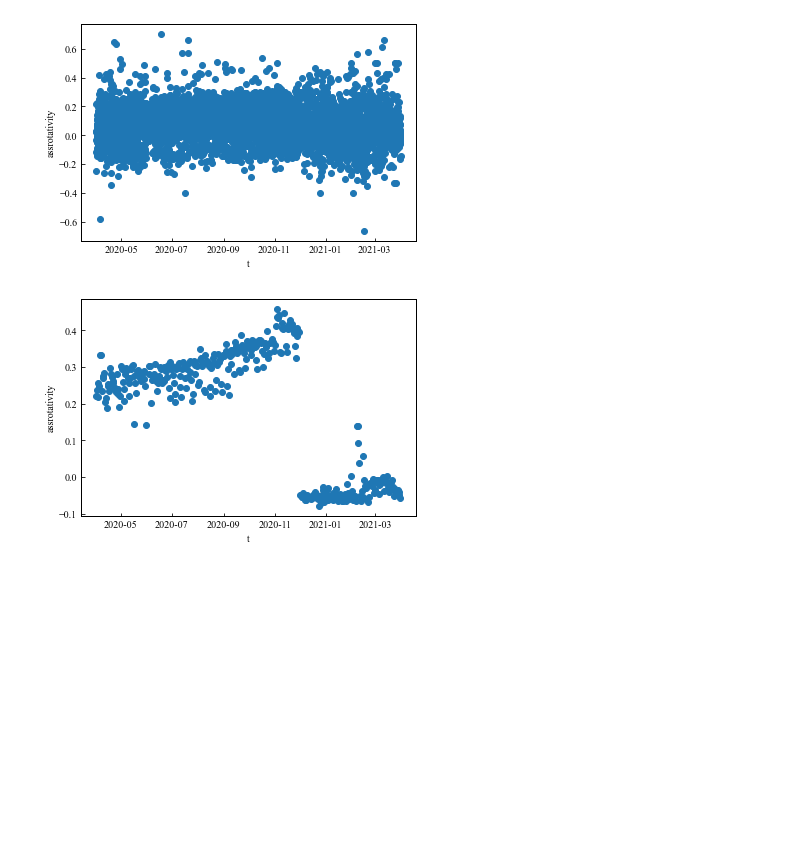
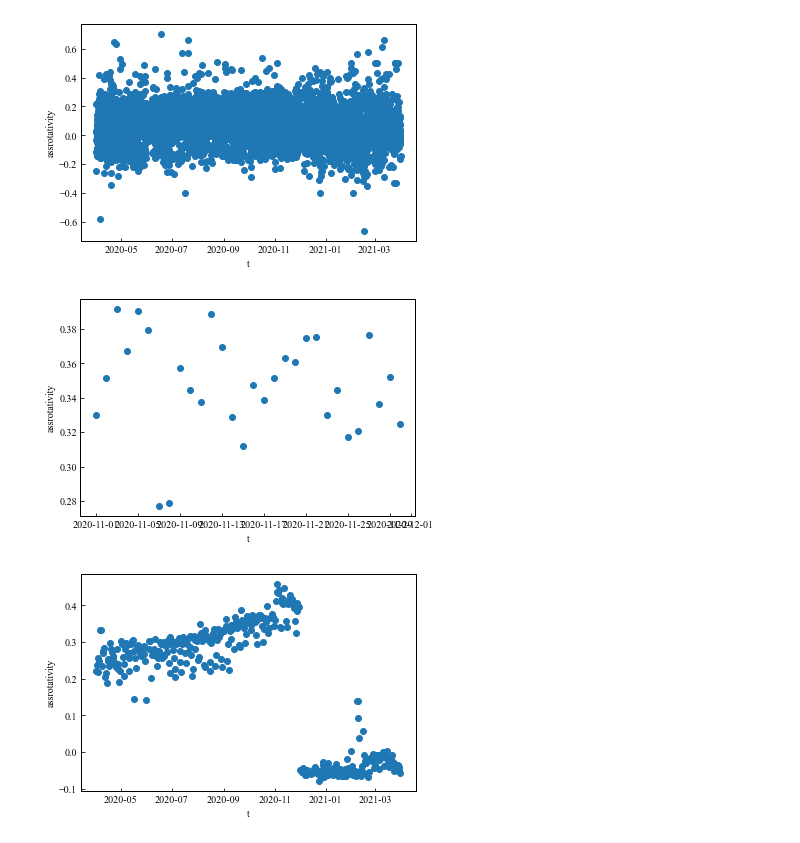
Before and after one commit to Yu-kaida/chicago_bike_temporal_network, a Jupyter notebook: chicago_bike.ipynb, the cells around one changed output. Saved outputs shown, nothing was run; the diff lists cells and outputs as text; code cells hidden in the pictures; blank space fills up the shorter version.

```diff
--- a/chicago_bike.ipynb
+++ b/chicago_bike.ipynb
@@ -119,7 +119,7 @@ def nmplot(df,min):
     plt.show()
 # %%
 # 同類度が時間経過でどのように変化するのかを計算するプログラム
-def assrotativity(df,min):
+def assortativity(df,min):
     tem_min = pd.read_csv(df,sep=",")
     tem_min["started_at"] = pd.to_datetime(tem_min["started_at"])
     tem_min = tem_min.sort_values("started_at", ascending=True)
@@ -168,5 +215,9 @@ assrotativity("./data/divvy.csv", 60)
 # %% [output]
 [figure]
+# %%
+assrotativity("./data/202011-divvy-tripdata.csv",1440)
+# %% [output]
+[figure, added]
 # %%
 assrotativity("./data/divvy.csv", 1440)
 # %% [output]
```
Also changed, not shown: parts of 5 cells of this notebook, 1 other file.
